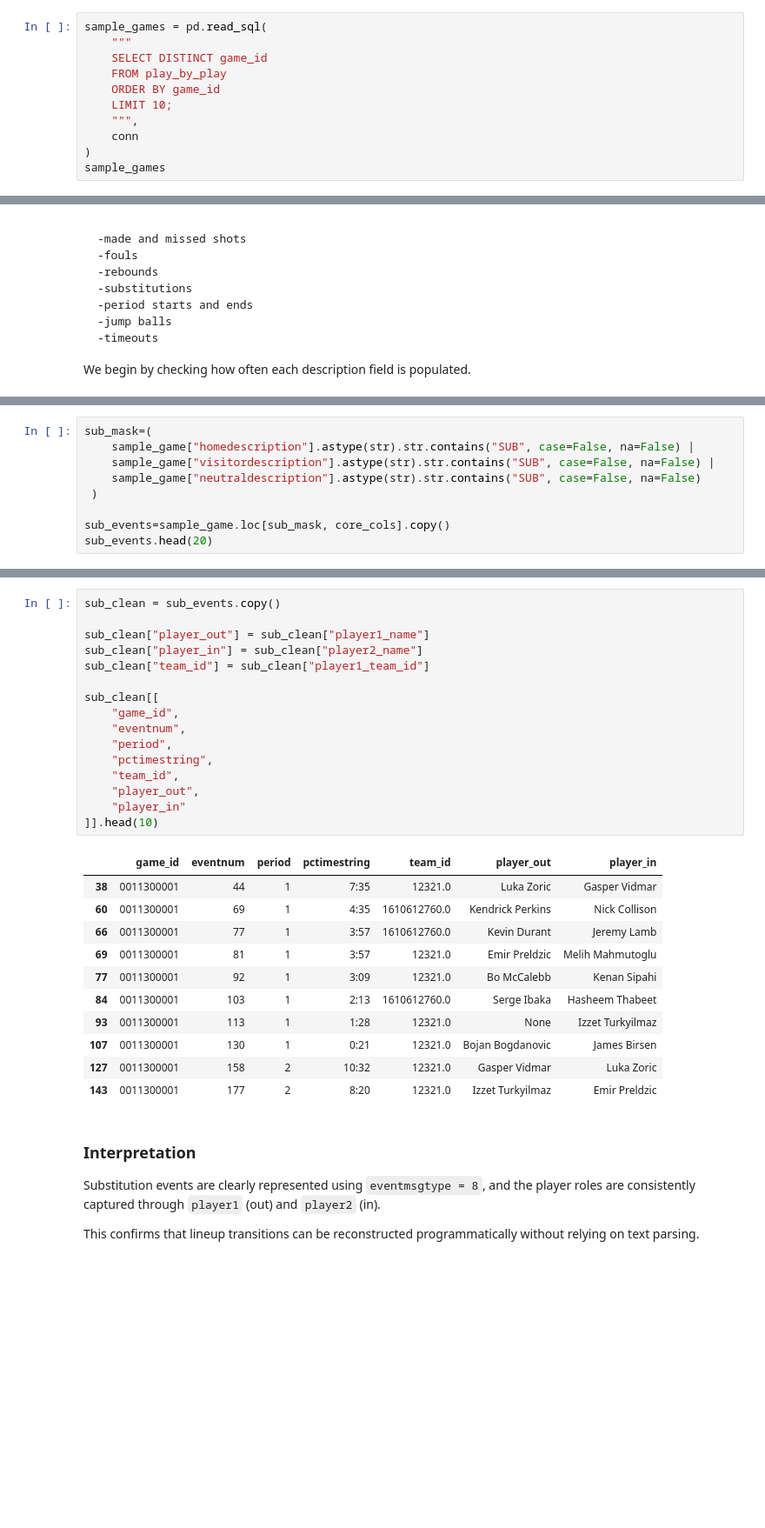
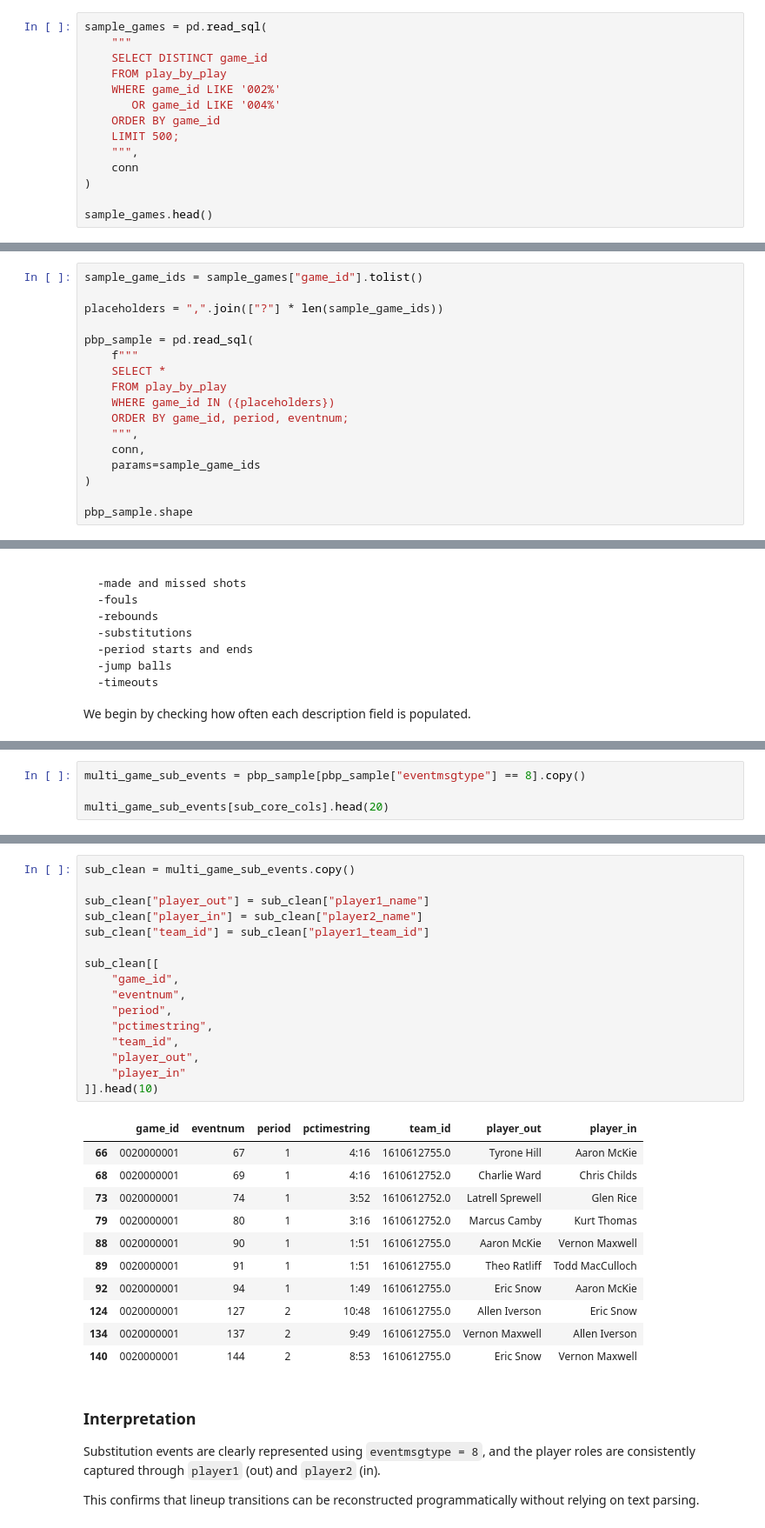
Before and after one commit to Jorgemontanez25/NBA_Player_Impact_and_Lineup_Optimization_Dashboard, a Jupyter notebook: notebooks/02_Play-by-Play_Event_Exploration.ipynb, the cells around one changed output, grey strips where cells are left out. Shown at 87% size. Saved outputs shown, nothing was run; the diff lists cells and outputs as text; blank space fills up the shorter version.

```diff
--- a/notebooks/02_Play-by-Play_Event_Exploration.ipynb
+++ b/notebooks/02_Play-by-Play_Event_Exploration.ipynb
@@ -120,11 +133,14 @@ sample_games = pd.read_sql(
     """
     SELECT DISTINCT game_id
     FROM play_by_play
+    WHERE game_id LIKE '002%'
+       OR game_id LIKE '004%'
     ORDER BY game_id
-    LIMIT 10;
+    LIMIT 500;
     """,
     conn
 )
-sample_games
+
+sample_games.head()
 # %% [output]
 |  | game_id |
@@ -140,0 +152,17 @@ sample_games
+# %%
+sample_game_ids = sample_games["game_id"].tolist()
+
+placeholders = ",".join(["?"] * len(sample_game_ids))
+
+pbp_sample = pd.read_sql(
+    f"""
+    SELECT *
+    FROM play_by_play
+    WHERE game_id IN ({placeholders})
+    ORDER BY game_id, period, eventnum;
+    """,
+    conn,
+    params=sample_game_ids
+)
+
+pbp_sample.shape
@@ -403,10 +441,5 @@ In this section, we search the description fields for events containing the text
 # %%
-sub_mask=(
-    sample_game["homedescription"].astype(str).str.contains("SUB", case=False, na=False) |
-    sample_game["visitordescription"].astype(str).str.contains("SUB", case=False, na=False) |
-    sample_game["neutraldescription"].astype(str).str.contains("SUB", case=False, na=False)
- )
+multi_game_sub_events = pbp_sample[pbp_sample["eventmsgtype"] == 8].copy()
 
-sub_events=sample_game.loc[sub_mask, core_cols].copy()
-sub_events.head(20)
+multi_game_sub_events[sub_core_cols].head(20)
 # %% [output]
@@ -466,31 +549,31 @@ sub_events[[
 # %%
-sub_clean = sub_events.copy()
+sub_clean = multi_game_sub_events.copy()
 
 sub_clean["player_out"] = sub_clean["player1_name"]
 sub_clean["player_in"] = sub_clean["player2_name"]
 sub_clean["team_id"] = sub_clean["player1_team_id"]
 
 sub_clean[[
     "game_id",
     "eventnum",
     "period",
     "pctimestring",
     "team_id",
     "player_out",
     "player_in"
 ]].head(10)
 # %% [output]
 |  | game_id | eventnum | period | pctimestring | team_id | player_out | player_in |
-| 38 | 0011300001 | 44 | 1 | 7:35 | 12321.0 | Luka Zoric | Gasper Vidmar |
-| 60 | 0011300001 | 69 | 1 | 4:35 | 1610612760.0 | Kendrick Perkins | Nick Collison |
-| 66 | 0011300001 | 77 | 1 | 3:57 | 1610612760.0 | Kevin Durant | Jeremy Lamb |
-| 69 | 0011300001 | 81 | 1 | 3:57 | 12321.0 | Emir Preldzic | Melih Mahmutoglu |
-| 77 | 0011300001 | 92 | 1 | 3:09 | 12321.0 | Bo McCalebb | Kenan Sipahi |
-| 84 | 0011300001 | 103 | 1 | 2:13 | 1610612760.0 | Serge Ibaka | Hasheem Thabeet |
-| 93 | 0011300001 | 113 | 1 | 1:28 | 12321.0 | None | Izzet Turkyilmaz |
-| 107 | 0011300001 | 130 | 1 | 0:21 | 12321.0 | Bojan Bogdanovic | James Birsen |
-| 127 | 0011300001 | 158 | 2 | 10:32 | 12321.0 | Gasper Vidmar | Luka Zoric |
-| 143 | 0011300001 | 177 | 2 | 8:20 | 12321.0 | Izzet Turkyilmaz | Emir Preldzic |
+| 66 | 0020000001 | 67 | 1 | 4:16 | 1610612755.0 | Tyrone Hill | Aaron McKie |
+| 68 | 0020000001 | 69 | 1 | 4:16 | 1610612752.0 | Charlie Ward | Chris Childs |
+| 73 | 0020000001 | 74 | 1 | 3:52 | 1610612752.0 | Latrell Sprewell | Glen Rice |
+| 79 | 0020000001 | 80 | 1 | 3:16 | 1610612752.0 | Marcus Camby | Kurt Thomas |
+| 88 | 0020000001 | 90 | 1 | 1:51 | 1610612755.0 | Aaron McKie | Vernon Maxwell |
+| 89 | 0020000001 | 91 | 1 | 1:51 | 1610612755.0 | Theo Ratliff | Todd MacCulloch |
+| 92 | 0020000001 | 94 | 1 | 1:49 | 1610612755.0 | Eric Snow | Aaron McKie |
+| 124 | 0020000001 | 127 | 2 | 10:48 | 1610612755.0 | Allen Iverson | Eric Snow |
+| 134 | 0020000001 | 137 | 2 | 9:49 | 1610612755.0 | Vernon Maxwell | Allen Iverson |
+| 140 | 0020000001 | 144 | 2 | 8:53 | 1610612755.0 | Eric Snow | Vernon Maxwell |
 # %% [markdown]
 ### Interpretation
 
```
Also changed, not shown: parts of 29 cells of this notebook, 47 other files.
